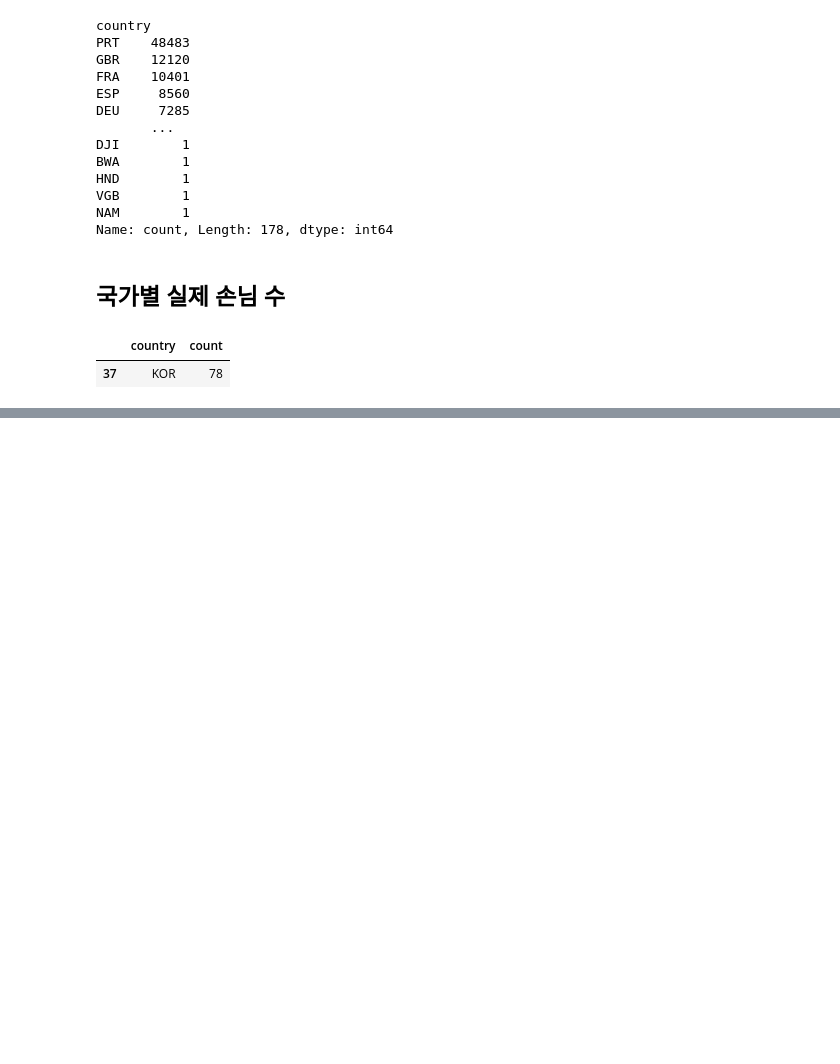
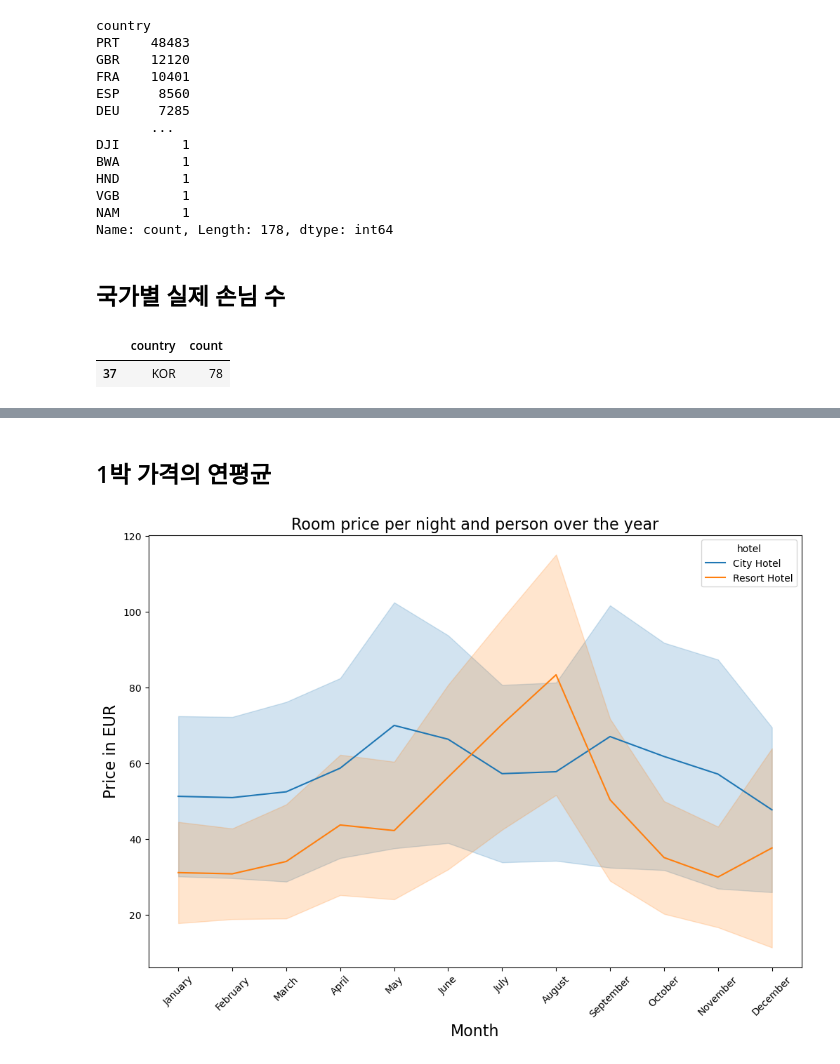
Before and after one commit to fleeklounge/kaggle-notebooks, a Jupyter notebook: jieun/4/jessemostipak/hotel-booking-demand.ipynb, the cells around one changed output, grey strips where cells are left out. Saved outputs shown, nothing was run; the diff lists cells and outputs as text; code cells hidden in the pictures; blank space fills up the shorter version.

```diff
--- a/jieun/4/jessemostipak/hotel-booking-demand.ipynb
+++ b/jieun/4/jessemostipak/hotel-booking-demand.ipynb
@@ -99,7 +99,8 @@ dtype: object
 # %%
 nan_replacements = {'children': 0.0, 'country':'Unknown', 'agent':0, 'company':0}
 df_cln = df.fillna(nan_replacements)
-df_cln['meal'].replace('Undefined', "SC", inplace=True)
+#df_cln['meal'] = df_cln['meal'].replace('Undefined', "SC", inplace=True)
+df_cln.replace({'meal': {'Undefined', 'SC'}}, inplace=True)
 
 zero_guests = list(df_cln.loc[df_cln['adults']
                               + df_cln['children']
@@ -183,0 +190,19 @@ Setting an item of incompatible dtype is deprecated and will raise an error in a
+# %% [markdown]
+## 1박 가격의 연평균
+# %%
+df_cln['adr_pp'] = df_cln['adr'] / (df_cln['adults'] + df_cln['children'])
+df_guests = df_cln.loc[df_cln['is_canceled'] == 0]
+room_prices_monthly = df_guests[['hotel', 'arrival_date_month', 'adr_pp']].sort_values('arrival_date_month')
+
+ordered_months = ['January', 'February', 'March', 'April', 'May', 'June', 'July', 'August', "September", "October", 'November', 'December']
+room_prices_monthly['arrival_date_month'] = pd.Categorical(room_prices_monthly['arrival_date_month'], categories=ordered_months, ordered=True)
+
+plt.figure(figsize=(12, 8))
+sns.lineplot(x='arrival_date_month', y='adr_pp', hue='hotel', data=room_prices_monthly, errorbar='sd') #sd: standard deviation(표준편차), ci: confidence interval(신뢰구간)
+plt.title('Room price per night and person over the year', fontsize=16)
+plt.xlabel('Month', fontsize=16)
+plt.xticks(rotation=45)
+plt.ylabel('Price in EUR', fontsize=16)
+plt.show()
+# %% [output]
+[figure, added]
```
Also changed, not shown: parts of 8 cells of this notebook, 3 other files.
